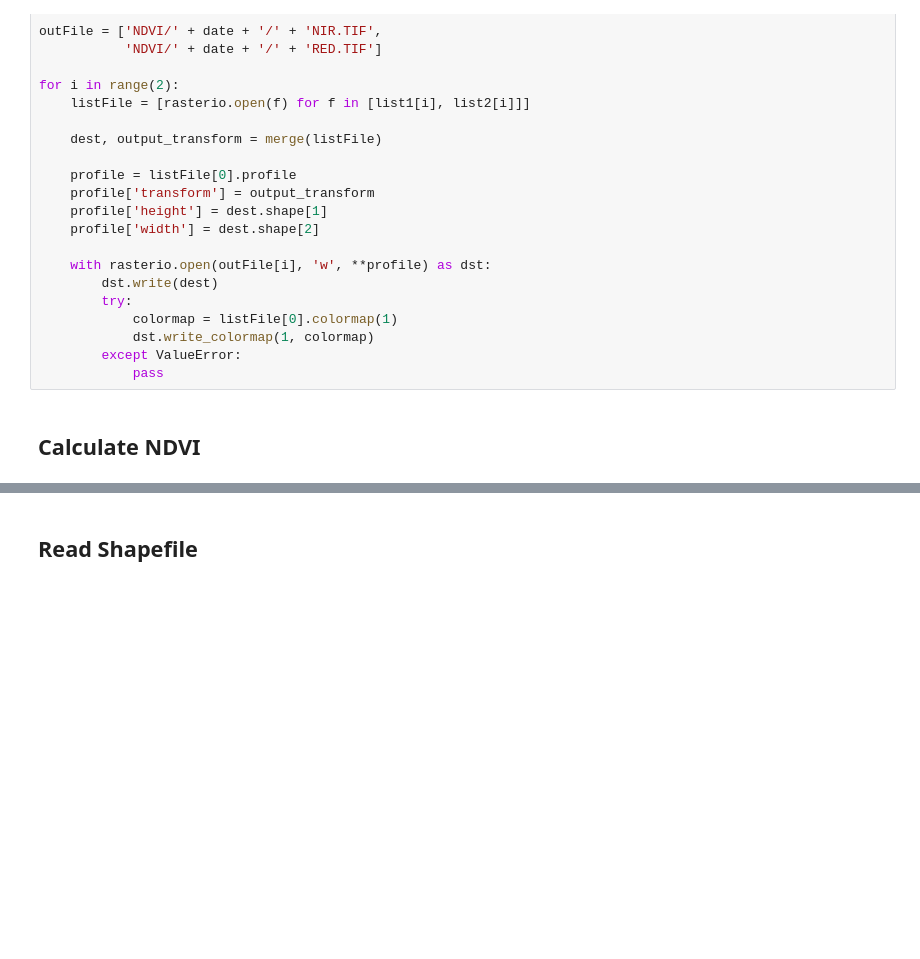
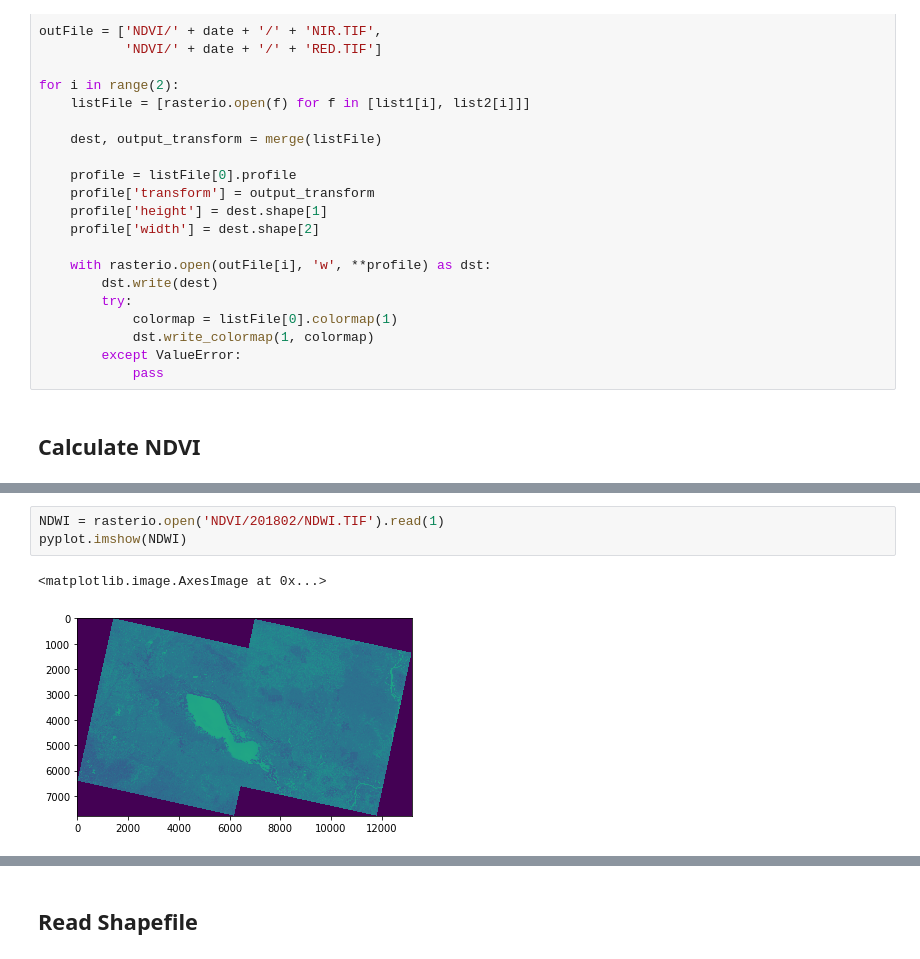
Before and after one commit to Hydroviet/Landsat-Imagery, a Jupyter notebook: CombineDataByMonth.ipynb, the cells around one changed output, grey strips where cells are left out. Drawn from its saved outputs; the diff is of its cells as text; blank space fills up the shorter version.

```diff
--- a/CombineDataByMonth.ipynb
+++ b/CombineDataByMonth.ipynb
@@ -79,0 +145,6 @@ Processing NDVI/201710
+# %%
+NDWI = rasterio.open('NDVI/201802/NDWI.TIF').read(1)
+pyplot.imshow(NDWI)
+# %% [output]
+<matplotlib.image.AxesImage at 0x...>
+[figure, added]
```
Also changed, not shown: parts of 10 cells of this notebook.
